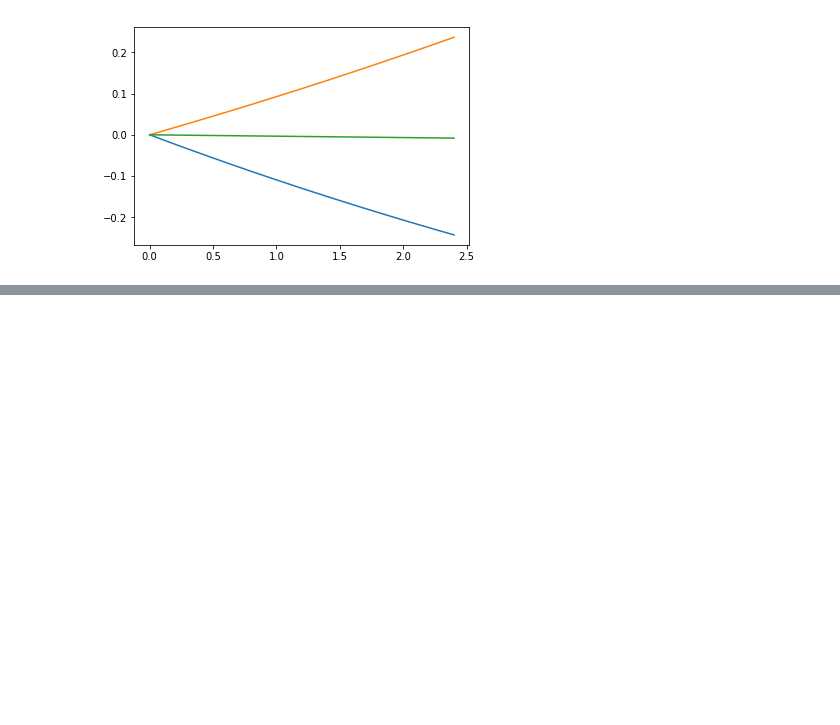
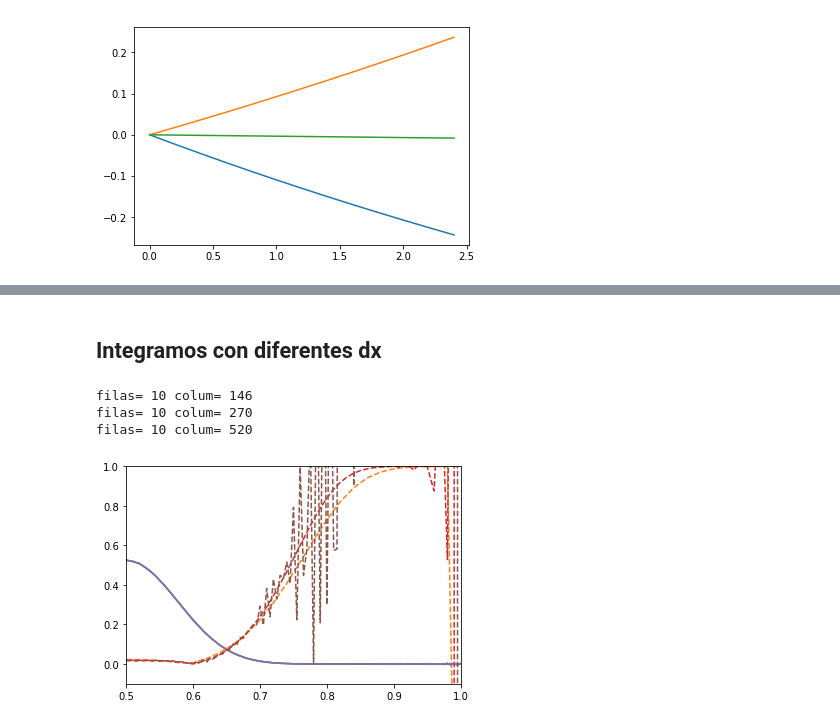
Before and after one commit to ornemarioni/mn2, a Jupyter notebook: Capitulo2.ipynb, the cells around one changed output, grey strips where cells are left out. Cells and saved outputs as stored; diff of their text form; code cells hidden in the pictures; blank space fills up the shorter version.

```diff
--- a/Capitulo2.ipynb
+++ b/Capitulo2.ipynb
@@ -211,0 +186,39 @@ plt.plot(x,error)
+# %% [markdown]
+## Integramos con diferentes dx
+# %%
+dx = np.array([0.02,0.01,0.005])
+dt = 0.2
+
+for k in range(0,3):
+    filas = np.int((t1-t0)/dt)
+
+    aux = filas * dx[k] +1
+    x = np.arange(0.5-aux,1.+aux, dx[k]) #acá agregamos tantos puntos como pasos de integración tenemos (porque los vamos a perder)
+
+    colum = np.int(len(x))
+
+    print 'filas=', filas, 'colum=', colum
+
+    u  = np.zeros([filas, colum])
+    u[0,:] = w(x,t0,vd)
+
+#     print np.shape(u)
+
+    for i in range(0,filas-1):
+#         print i
+        for j in range(i, colum-i-1):
+            u[i+1,j] = u[i,j] + vd * dt/dx[k]**2 * (u[i,j+1] + u[i,j-1] - 2*u[i,j])
+
+    plt.plot(x,u[-1,:]/10)
+    plt.xlim(0.5,1)
+    plt.ylim(-0.1,1.)
+
+    error = abs(u[-1,:] - w(x,t1,vd))/w(x,t1,vd)
+
+    plt.plot (x, error,'--')
+# plt.plot(x,w(x,t1,vd)/10)
+# %% [output]
+filas= 10 colum= 146
+filas= 10 colum= 270
+filas= 10 colum= 520
+[figure, added]
```
Also changed, not shown: parts of 12 cells of this notebook.
